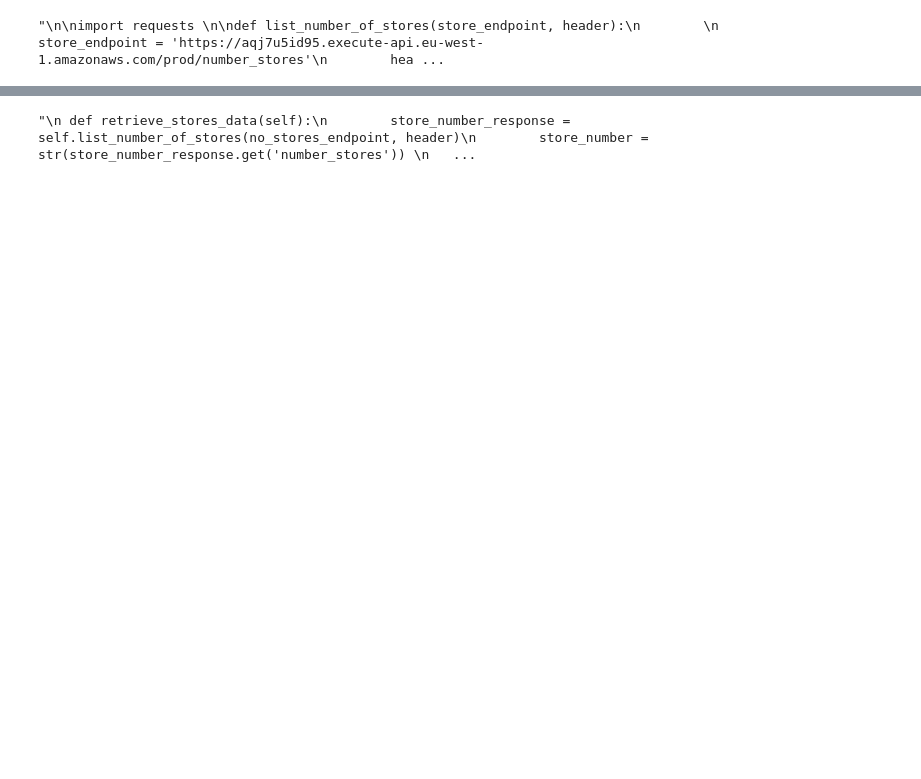
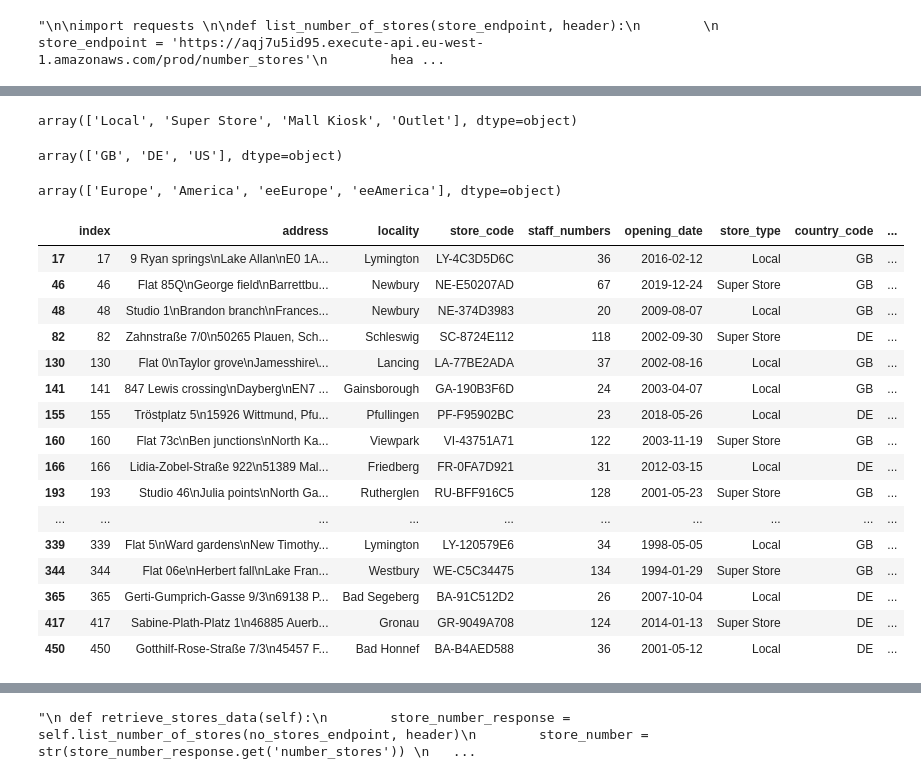
Before and after one commit to kieronk/multinational-retail-data-centralisation893, a Jupyter notebook: api_store_working_notes.ipynb, the cells around one changed output, grey strips where cells are left out. Saved outputs shown, nothing was run; the diff lists cells and outputs as text; code cells hidden in the pictures; blank space fills up the shorter version.

Commit message:
adds api calls to data_extraction.py, begins datacleaning of store details in working ipynb notebook

```diff
--- a/api_store_working_notes.ipynb
+++ b/api_store_working_notes.ipynb
@@ -68,0 +76,2 @@ instance.retrieve_stores_data()
+# %%
+df = instance.retrieve_stores_data()
@@ -68,0 +145,4 @@ instance.retrieve_stores_data()
+# %%
+df = df.dropna(axis=1)
+# %%
+df = df.drop(columns=['longitude'])
@@ -68,0 +191,9 @@ instance.retrieve_stores_data()
+# %%
+import numpy as np
+
+pattern = r'^[a-zA-Z\s-]+$'
+df = df[df['locality'].str.match(pattern)]
+
+
+df['locality'] = df['locality'].replace('NULL', np.nan)
+df = df.dropna(subset=['locality'])
@@ -68,0 +220,29 @@ instance.retrieve_stores_data()
+# %%
+display(df['store_type'].unique())
+display(df['country_code'].unique())
+display(df['continent'].unique())
+# %% [output]
+array(['Local', 'Super Store', 'Mall Kiosk', 'Outlet'], dtype=object)
+array(['GB', 'DE', 'US'], dtype=object)
+array(['Europe', 'America', 'eeEurope', 'eeAmerica'], dtype=object)
+# %%
+eeEurope_row = df[df['continent'] == 'eeEurope']
+display(eeEurope_row)
+# %% [output]
+|  | index | address | locality | store_code | staff_numbers | opening_date | store_type | country_code | ... |
+| 17 | 17 | 9 Ryan springs\nLake Allan\nE0 1A... | Lymington | LY-4C3D5D6C | 36 | 2016-02-12 | Local | GB | ... |
+| 46 | 46 | Flat 85Q\nGeorge field\nBarrettbu... | Newbury | NE-E50207AD | 67 | 2019-12-24 | Super Store | GB | ... |
+| 48 | 48 | Studio 1\nBrandon branch\nFrances... | Newbury | NE-374D3983 | 20 | 2009-08-07 | Local | GB | ... |
+| 82 | 82 | Zahnstraße 7/0\n50265 Plauen, Sch... | Schleswig | SC-8724E112 | 118 | 2002-09-30 | Super Store | DE | ... |
+| 130 | 130 | Flat 0\nTaylor grove\nJamesshire\... | Lancing | LA-77BE2ADA | 37 | 2002-08-16 | Local | GB | ... |
+| 141 | 141 | 847 Lewis crossing\nDayberg\nEN7 ... | Gainsborough | GA-190B3F6D | 24 | 2003-04-07 | Local | GB | ... |
+| 155 | 155 | Tröstplatz 5\n15926 Wittmund, Pfu... | Pfullingen | PF-F95902BC | 23 | 2018-05-26 | Local | DE | ... |
+| 160 | 160 | Flat 73c\nBen junctions\nNorth Ka... | Viewpark | VI-43751A71 | 122 | 2003-11-19 | Super Store | GB | ... |
+| 166 | 166 | Lidia-Zobel-Straße 922\n51389 Mal... | Friedberg | FR-0FA7D921 | 31 | 2012-03-15 | Local | DE | ... |
+| 193 | 193 | Studio 46\nJulia points\nNorth Ga... | Rutherglen | RU-BFF916C5 | 128 | 2001-05-23 | Super Store | GB | ... |
+| ... | ... | ... | ... | ... | ... | ... | ... | ... | ... |
+| 339 | 339 | Flat 5\nWard gardens\nNew Timothy... | Lymington | LY-120579E6 | 34 | 1998-05-05 | Local | GB | ... |
+| 344 | 344 | Flat 06e\nHerbert fall\nLake Fran... | Westbury | WE-C5C34475 | 134 | 1994-01-29 | Super Store | GB | ... |
+| 365 | 365 | Gerti-Gumprich-Gasse 9/3\n69138 P... | Bad Segeberg | BA-91C512D2 | 26 | 2007-10-04 | Local | DE | ... |
+| 417 | 417 | Sabine-Plath-Platz 1\n46885 Auerb... | Gronau | GR-9049A708 | 124 | 2014-01-13 | Super Store | DE | ... |
+| 450 | 450 | Gotthilf-Rose-Straße 7/3\n45457 F... | Bad Honnef | BA-B4AED588 | 36 | 2001-05-12 | Local | DE | ... |
```
Also changed, not shown: parts of 9 cells of this notebook, 2 other files.
